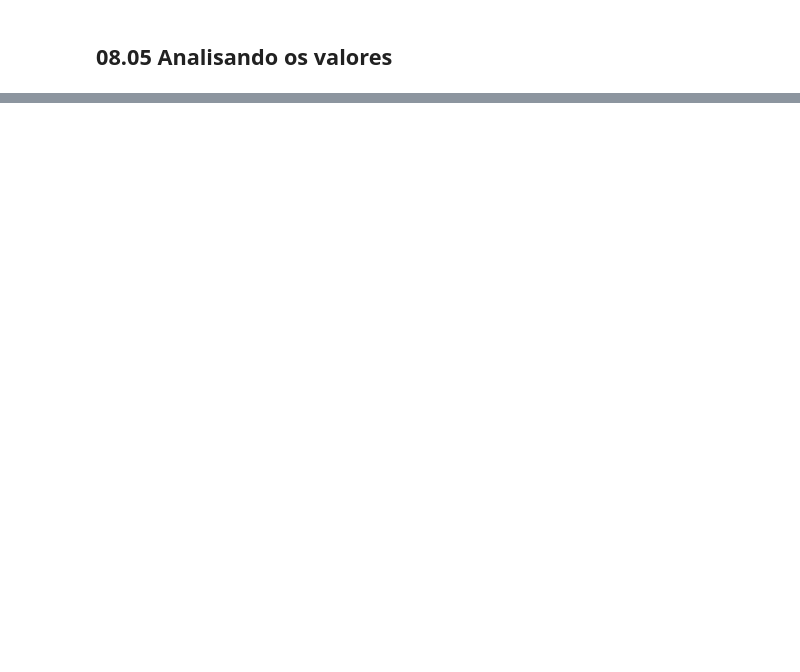
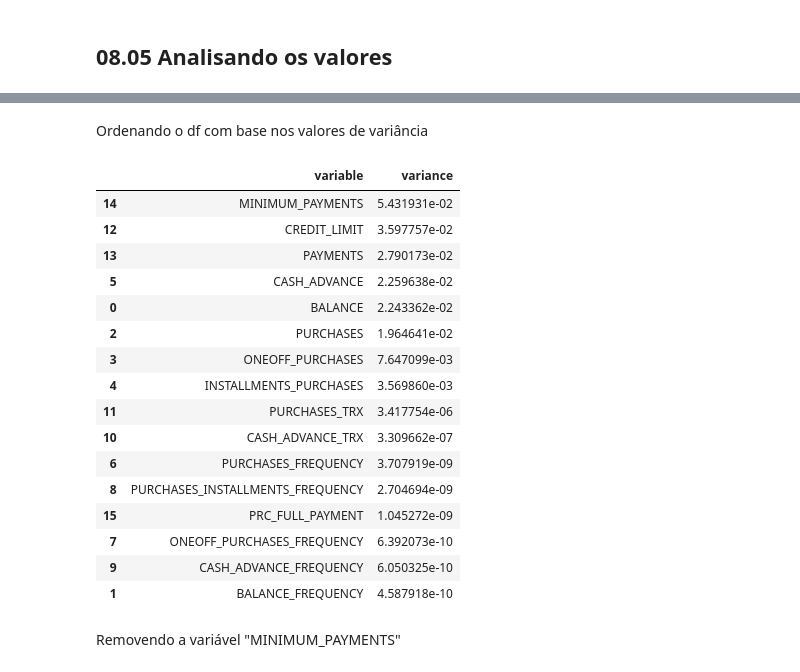
Before and after one commit to yorinori/Alura, a Jupyter notebook: Clustering_extraindo-padroes-de-dados/Notebook-cartao-de-credito.ipynb, the cells around one changed output, grey strips where cells are left out. Cells and saved outputs as stored; diff of their text form; code cells hidden in the pictures; blank space fills up the shorter version.

```diff
--- a/Clustering_extraindo-padroes-de-dados/Notebook-cartao-de-credito.ipynb
+++ b/Clustering_extraindo-padroes-de-dados/Notebook-cartao-de-credito.ipynb
@@ -385,0 +388,5 @@ print(centroids)
+# %%
+max = len(centroids[0])
+
+for i in range(max):
+    print(dataframe.columns.values[i],"\n {:.4f}".format( centroids[:, i].var()))
@@ -385,0 +441,30 @@ print(centroids)
+# %%
+teste = pd.DataFrame(
+    list(zip(dataframe.columns.values[:-1], [centroids[:, i].var() for i in range(len(centroids[0]))])),
+    columns=['variable', 'variance']
+)
+# %% [markdown]
+Ordenando o df com base nos valores de variância
+# %%
+teste.sort_values(['variance'], ascending=False, inplace=True)
+teste
+# %% [output]
+|  | variable | variance |
+| 14 | MINIMUM_PAYMENTS | 5.431931e-02 |
+| 12 | CREDIT_LIMIT | 3.597757e-02 |
+| 13 | PAYMENTS | 2.790173e-02 |
+| 5 | CASH_ADVANCE | 2.259638e-02 |
+| 0 | BALANCE | 2.243362e-02 |
+| 2 | PURCHASES | 1.964641e-02 |
+| 3 | ONEOFF_PURCHASES | 7.647099e-03 |
+| 4 | INSTALLMENTS_PURCHASES | 3.569860e-03 |
+| 11 | PURCHASES_TRX | 3.417754e-06 |
+| 10 | CASH_ADVANCE_TRX | 3.309662e-07 |
+| 6 | PURCHASES_FREQUENCY | 3.707919e-09 |
+| 8 | PURCHASES_INSTALLMENTS_FREQUENCY | 2.704694e-09 |
+| 15 | PRC_FULL_PAYMENT | 1.045272e-09 |
+| 7 | ONEOFF_PURCHASES_FREQUENCY | 6.392073e-10 |
+| 9 | CASH_ADVANCE_FREQUENCY | 6.050325e-10 |
+| 1 | BALANCE_FREQUENCY | 4.587918e-10 |
+# %% [markdown]
+Removendo a variável "MINIMUM_PAYMENTS"
```
Also changed, not shown: parts of 21 cells of this notebook.
